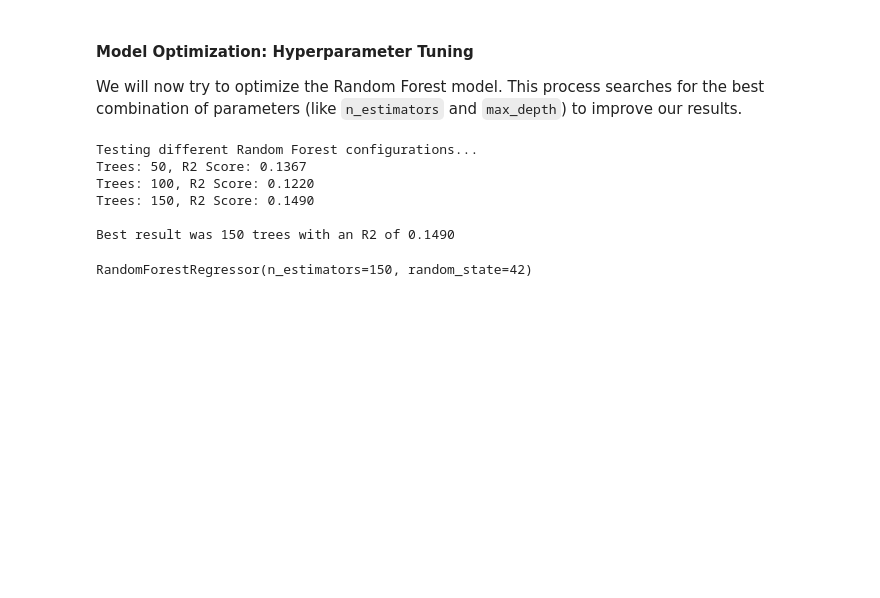
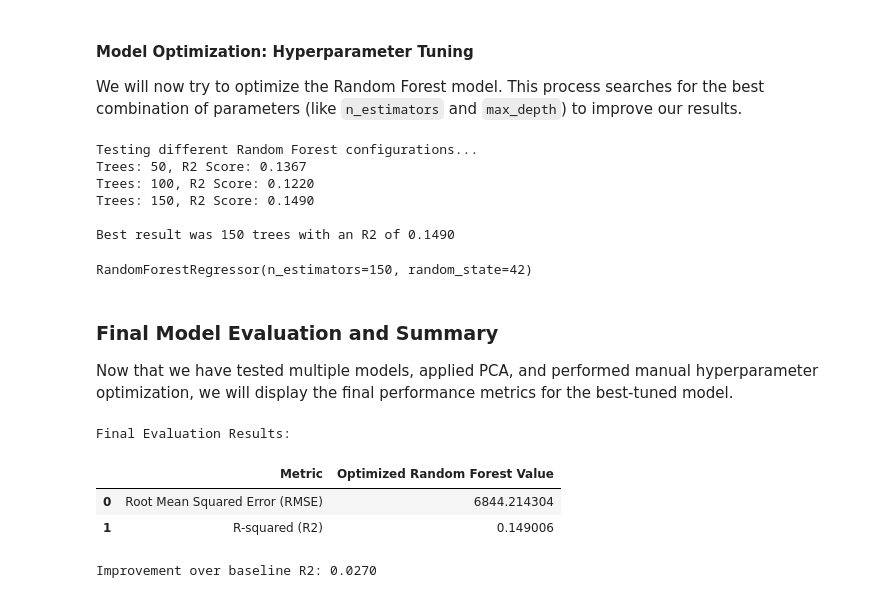
Before and after one commit to Jun062404/Fire-Occurance, a Jupyter notebook: FireOccurrence.ipynb, the cells around one changed output. Cells and saved outputs as stored; diff of their text form; code cells hidden in the pictures; blank space fills up the shorter version.

Commit message:
Final Model Evaluation

```diff
--- a/FireOccurrence.ipynb
+++ b/FireOccurrence.ipynb
@@ -268,3 +268,34 @@ Trees: 150, R2 Score: 0.1490
 
 Best result was 150 trees with an R2 of 0.1490
 RandomForestRegressor(n_estimators=150, random_state=42)
+# %% [markdown]
+### Final Model Evaluation and Summary
+
+Now that we have tested multiple models, applied PCA, and performed manual hyperparameter optimization, we will display the final performance metrics for the best-tuned model.
+# %%
+# Final Evaluation of the Optimized Random Forest Model
+y_final_pred = best_rf.predict(X_test_scaled)
+
+final_rmse = np.sqrt(mean_squared_error(y_test, y_final_pred))
+final_r2 = r2_score(y_test, y_final_pred)
+
+# Create a summary of all metrics
+summary_data = {
+    'Metric': ['Root Mean Squared Error (RMSE)', 'R-squared (R2)'],
+    'Optimized Random Forest Value': [final_rmse, final_r2]
+}
+
+summary_df = pd.DataFrame(summary_data)
+
+print("Final Evaluation Results:")
+display(summary_df)
+
+# Quick comparison with the initial baseline
+initial_best_r2 = performance_df['R2'].max()
+print(f"\nImprovement over baseline R2: {final_r2 - initial_best_r2:.4f}")
+# %% [output]
+Final Evaluation Results:
+|  | Metric | Optimized Random Forest Value |
+| 0 | Root Mean Squared Error (RMSE) | 6844.214304 |
+| 1 | R-squared (R2) | 0.149006 |
+Improvement over baseline R2: 0.0270
```
